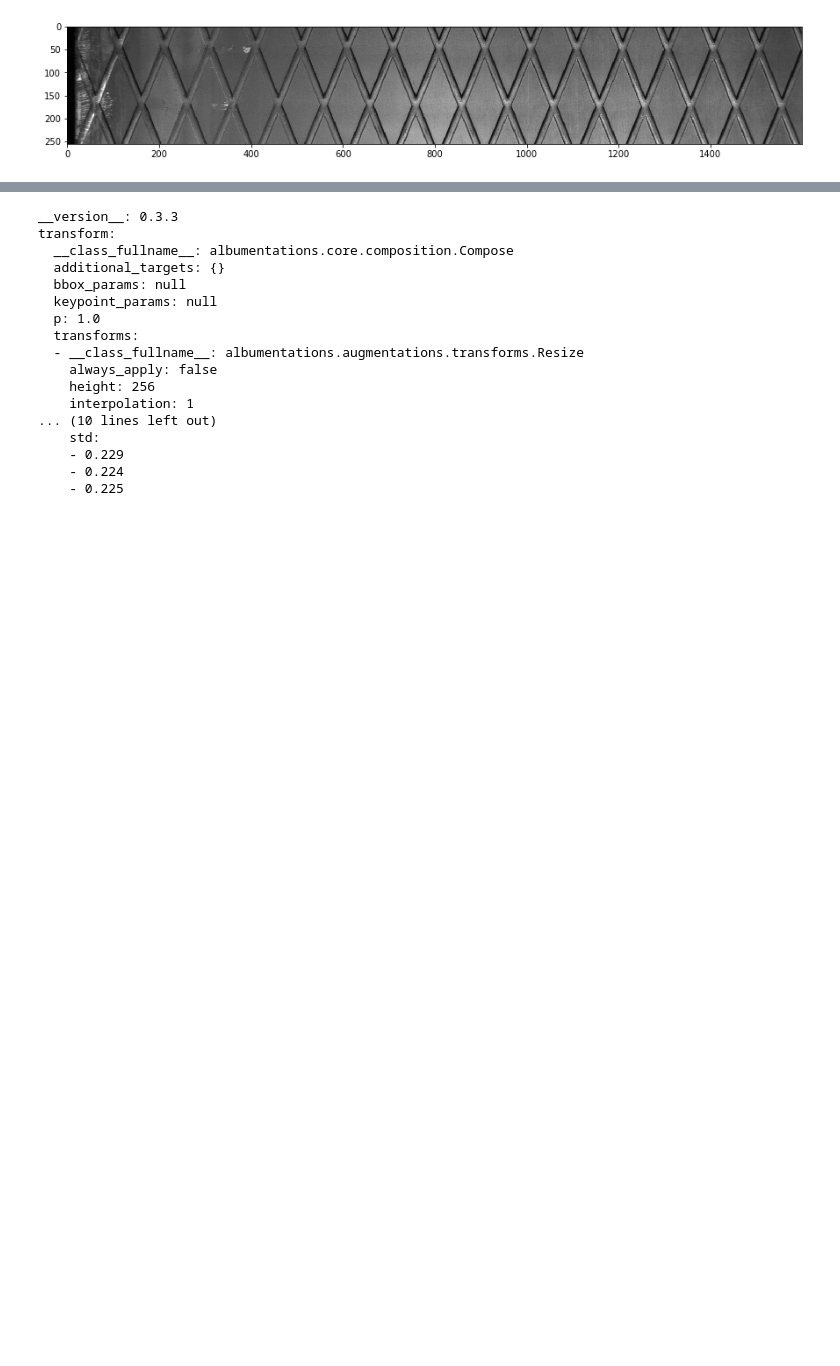
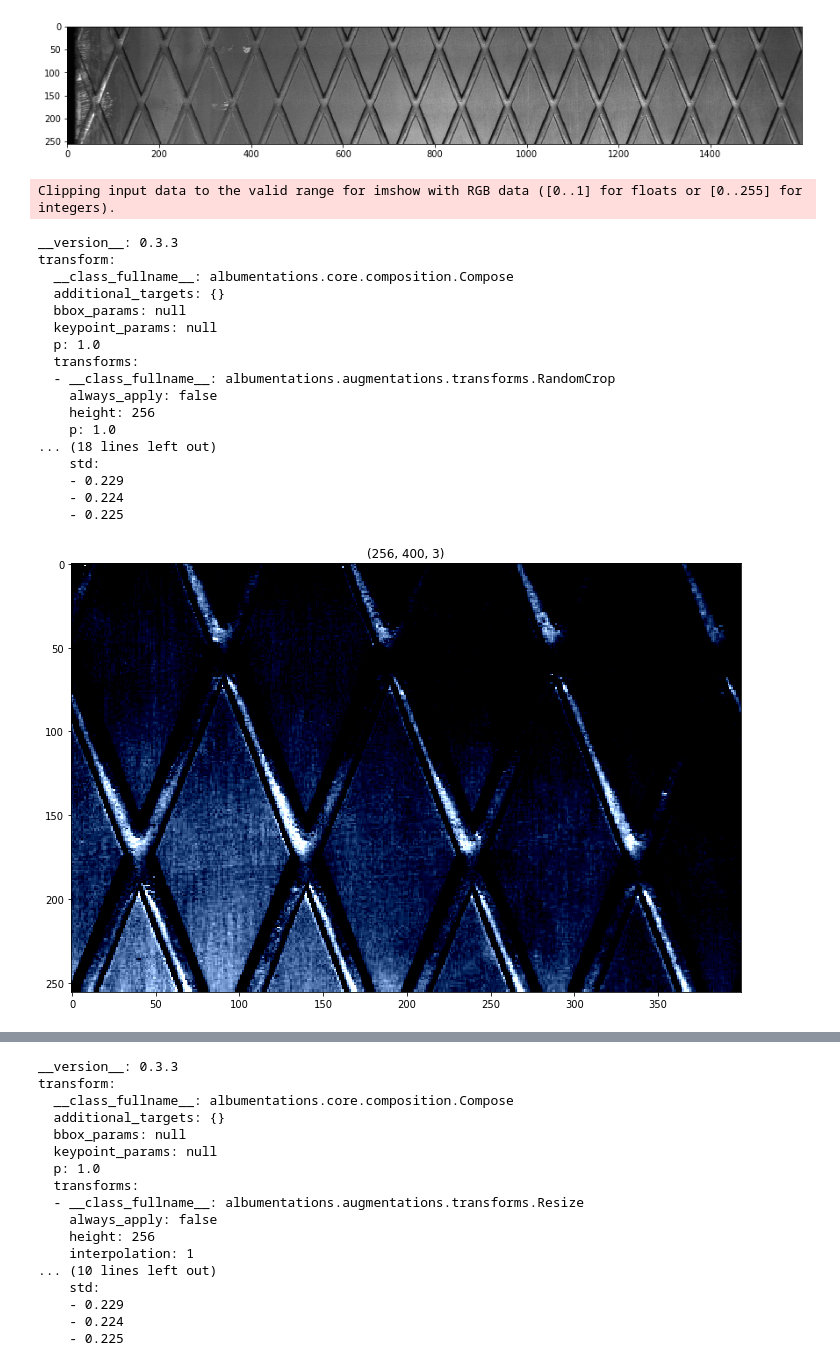
Before and after one commit to ditwoo/kaggle-severstal-steel-defect-detection, a Jupyter notebook: notebooks/albu_dict.ipynb, the cells around one changed output, grey strips where cells are left out. Cells and saved outputs as stored; diff of their text form; code cells hidden in the pictures; blank space fills up the shorter version.

```diff
--- a/notebooks/albu_dict.ipynb
+++ b/notebooks/albu_dict.ipynb
@@ -11,6 +11,10 @@ import matplotlib.pyplot as plt
 from pprint import pprint
 
 %matplotlib inline
+# %%
+def print_transforms(t):
+    d = to_dict(t)
+    print(yaml.safe_dump(d))
 # %%
 img = cv2.resize(imread('../data/train_images/000789191.jpg'), (1600, 256))
 print(img.shape)
@@ -25,5 +29,43 @@ plt.figure(figsize=(15, 15))
 plt.imshow(np.flip(img, 1));
 # %% [output]
 [figure]
+# %%
+t = A.Compose([
+    A.RandomCrop(256, 400),
+    A.GaussNoise(),
+#     A.RandomBrightness(limit=0.5, p=0.5),
+#     A.GridDistortion(distort_limit=0.5, border_mode=cv2.BORDER_CONSTANT, value=0, mask_value=0, p=0.5),
+#     A.ElasticTransform(alpha=0.3, alpha_affine=10, border_mode=cv2.BORDER_REPLICATE, value=0, p=0.5),
+    A.HorizontalFlip(),
+    A.Normalize(),
+])
+
+out = t(image=img)['image']
+
+plt.figure(figsize=(12, 12))
+plt.imshow(out)
+plt.title(out.shape);
+
+print_transforms(t)
+# %% [output]
+Clipping input data to the valid range for imshow with RGB data ([0..1] for floats or [0..255] for integers).
+__version__: 0.3.3
+transform:
+  __class_fullname__: albumentations.core.composition.Compose
+  additional_targets: {}
+  bbox_params: null
+  keypoint_params: null
+  p: 1.0
+  transforms:
+  - __class_fullname__: albumentations.augmentations.transforms.RandomCrop
+    always_apply: false
+    height: 256
+    p: 1.0
+... (18 lines left out)
+    std:
+    - 0.229
+    - 0.224
+    - 0.225
+[figure, added]
 # %%
 t = A.Compose([
```
Also changed, not shown: parts of 6 cells of this notebook, 27 other files.
